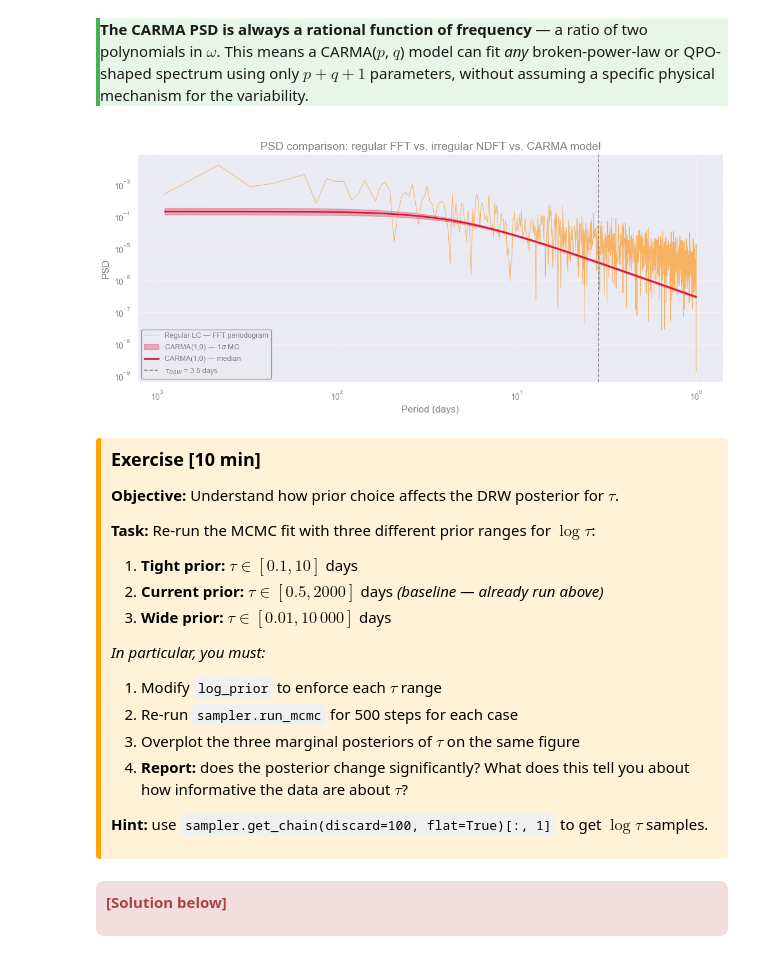
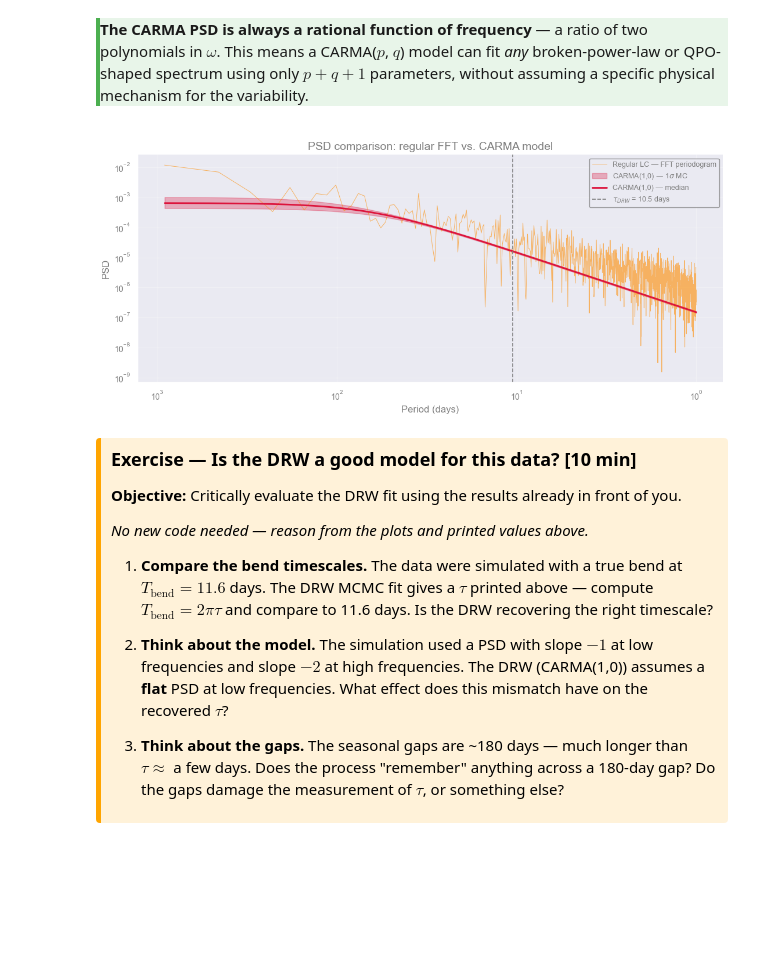
Before and after one commit to AstroStat-Academy/astrostat-school-7, a Jupyter notebook: Time_Series/Time_Series.ipynb, the cells around one changed output. Drawn from its saved outputs; the diff is of its cells as text; code cells hidden in the pictures; blank space fills up the shorter version.

```diff
--- a/Time_Series/Time_Series.ipynb
+++ b/Time_Series/Time_Series.ipynb
@@ -430,7 +398,7 @@ def check_sampling(
         gaps=gaps,
     )
 # %%
-result = check_sampling(simple_lc["time_days"].values)
+result = check_sampling(df_lc["time_days"].values)
 print(result)
 # %% [output]
 Sampling: UNIFORM
@@ -658,6 +626,18 @@ psd   = psd[1:]
 <b>[End of solution]</b>
 
 </div>
+# %%
+# reset parameters to original values
+cadence = result.cadence
+n = len(df_lc)
+
+freqs = np.fft.rfftfreq(n, d=cadence)
+fft   = np.fft.rfft(df_lc["rate_total"].values)
+
+psd   = (np.abs(fft) ** 2) / (n * cadence)
+
+freqs = freqs[1:]
+psd   = psd[1:]
 # %% [markdown]
 <div style="border-left: 5px solid #FFA500; background-color: rgba(255, 165, 0, 0.15); padding: 10px; border-radius: 4px; color: inherit;">
 
@@ -890,7 +872,7 @@ Real time series *especially* in astronomy  are rarely complete. Gaps arise from
 
 The result is a series $\{x_t\}$ where some $t \in T_0$ have no observation. This is a problem because most classical time series tools (ACF estimation, ARMA fitting, FFT-based spectral analysis) assume evenly-spaced, complete data.
 # %%
-realistic_lc = pd.read_csv("data/Lc_irregular.csv")
+df_lc_gaps = pd.read_csv("data/Lc_irregular.csv")
 # %%
 fig, ax = plt.subplots(figsize=(12, 4))
 ax.errorbar(
@@ -1042,18 +1119,16 @@ We evaluate this via a **Cholesky decomposition** $K = L L^\top$ ($\mathcal{O}(N
 </details>
 </div>
 # %%
-t    = realistic_lc["time_days"].values
-y    = realistic_lc["rate_total"].values
-yerr = realistic_lc["err"].values
+t    = df_lc_gaps["time_days"].values
+y    = df_lc_gaps["rate_total"].values
+yerr = df_lc_gaps["err"].values
 
 y_mean = np.mean(y)
-y_res  = y - y_mean          # GP models zero-mean residuals
+y_res  = y - y_mean
 
-# DRW (CARMA 1,0) covariance: k(Δt) = σ² exp(−|Δt| / τ)
 def drw_kernel(t1, t2, sigma, tau):
     return sigma**2 * np.exp(-np.abs(t1[:, None] - t2[None, :]) / tau)
 
-#  Gaussian log-likelihood
 def log_likelihood(log_sigma, log_tau):
     sigma, tau = np.exp(log_sigma), np.exp(log_tau)
     K = drw_kernel(t, t, sigma, tau)
@@ -1066,20 +1141,20 @@ def log_likelihood(log_sigma, log_tau):
     except np.linalg.LinAlgError:
         return -np.inf
 
-#  Flat log-prior in log space
 def log_prior(log_sigma, log_tau):
     if -12 < log_sigma < -2 and np.log(0.5) < log_tau < np.log(2000):
         return 0.0
     return -np.inf
 
-#  Log-posterior (emcee signature: single array of params)
 def log_posterior(params):
     lp = log_prior(*params)
     return lp + log_likelihood(*params) if np.isfinite(lp) else -np.inf
 
-#  MAP estimate as starting point for MCMC
+def neg_log_posterior(p):
+    return -log_posterior(p)
+
 result = minimize(
-    lambda p: -log_posterior(p),
+    neg_log_posterior,
     x0=[np.log(0.002), np.log(50)],
     method="Nelder-Mead",
     options={"maxiter": 5000},
@@ -1087,10 +1162,8 @@ result = minimize(
 p_map = result.x
 print(f"MAP  σ = {np.exp(p_map[0]):.4e}   τ = {np.exp(p_map[1]):.1f} days")
 
-#  MCMC
 ndim, nwalkers = 2, 8
 p0 = p_map + 0.1 * np.random.randn(nwalkers, ndim)
-
 sampler = emcee.EnsembleSampler(nwalkers, ndim, log_posterior)
 sampler.run_mcmc(p0, 2000, progress=True)
 # %% [output]
@@ -1220,55 +1291,49 @@ flat for $\omega \ll 1/\tau$ and falling as $\omega^{-2}$ for $\omega \gg 1/\tau
 #  CARMA(1,0) / DRW PSD: P(f) = 2σ²τ / (1 + (2πfτ)²)
 dt_min  = np.min(np.diff(np.sort(t)))
 f_carma = np.geomspace(1.0 / t.max(), 1.0 / (2.0 * dt_min), 400)
 
 psd_mc = np.array([
     2 * s**2 * tau / (1 + (2 * np.pi * f_carma * tau)**2)
     for s, tau in zip(sigma_s[::5], tau_s[::5])
 ])
 psd_med = np.median(psd_mc,         axis=0)
 psd_lo  = np.percentile(psd_mc, 16, axis=0)
 psd_hi  = np.percentile(psd_mc, 84, axis=0)
 
 
 #  Plot
 fig, ax = plt.subplots(figsize=(11, 5))
 
 ax.loglog(1 / freqs,   psd,    lw=0.7, color="darkorange", alpha=0.6, label="Regular LC — FFT periodogram")
 ax.fill_between(1 / f_carma, psd_lo, psd_hi,
                 alpha=0.3, color="crimson", label=r"CARMA(1,0) — 1$\sigma$ MC")
 ax.loglog(1 / f_carma, psd_med, lw=2, color="crimson", label="CARMA(1,0) — median")
 ax.axvline(tau_med, ls="--", color="grey", lw=1.2,
            label=rf"$\tau_{{DRW}}$ = {tau_med:.1f} days")
 
 ax.set_xlabel("Period (days)")
 ax.set_ylabel("PSD")
-ax.set_title("PSD comparison: regular FFT vs. irregular NDFT vs. CARMA model")
+ax.set_title("PSD comparison: regular FFT vs. CARMA model")
 ax.invert_xaxis()
 ax.legend(fontsize=9)
 plt.tight_layout()
 plt.show()
 # %% [output]
-[figure, old version]
+[figure, new version]
 # %% [markdown]
 <div style="border-left: 5px solid #FFA500; background-color: rgba(255, 165, 0, 0.15); padding: 10px; border-radius: 4px; color: inherit;">
 
-<font size=4>**Exercise [10 min]**</font>
+<font size=4>**Exercise — Is the DRW a good model for this data? [10 min]**</font>
 
-**Objective:** Understand how prior choice affects the DRW posterior for $\tau$.
+**Objective:** Critically evaluate the DRW fit using the results already in front of you.
 
-**Task:** Re-run the MCMC fit with three different prior ranges for $\log\tau$:
+_No new code needed — reason from the plots and printed values above._
 
-1. **Tight prior:** $\tau \in [0.1, 10]$ days
-2. **Current prior:** $\tau \in [0.5, 2000]$ days _(baseline — already run above)_
-3. **Wide prior:** $\tau \in [0.01, 10\,000]$ days
 
-_In particular, you must:_
+1. **Compare the bend timescales.** The data were simulated with a true bend at $T_{\text{bend}} = 11.6$ days. The DRW MCMC fit gives a $\tau$ printed above — compute $T_{\text{bend}} = 2\pi\tau$ and compare to 11.6 days. Is the DRW recovering the right timescale?
 
-1. Modify `log_prior` to enforce each $\tau$ range
-2. Re-run `sampler.run_mcmc` for 500 steps for each case
-3. Overplot the three marginal posteriors of $\tau$ on the same figure
-4. **Report:** does the posterior change significantly? What does this tell you about how informative the data are about $\tau$?
+2. **Think about the model.** The simulation used a PSD with slope $-1$ at low frequencies and slope $-2$ at high frequencies. The DRW (CARMA(1,0)) assumes a **flat** PSD at low frequencies. What effect does this mismatch have on the recovered $\tau$?
 
-**Hint:** use `sampler.get_chain(discard=100, flat=True)[:, 1]` to get $\log\tau$ samples.
+3. **Think about the gaps.** The seasonal gaps are ~180 days — much longer than $\tau \approx$ a few days. Does the process "remember" anything across a 180-day gap? Do the gaps damage the measurement of $\tau$, or something else?
 
 </div>
@@ -1320,6 +1339,0 @@ for label, tau_post in tau_results.items():
-# %% [markdown]
-<div class="alert alert-danger" role="alert" style="border-radius: 8px; padding: 10px;">
-
-<b>[Solution below]</b>
-
-</div>
```
Also changed, not shown: parts of 37 cells of this notebook, 45 other files.
